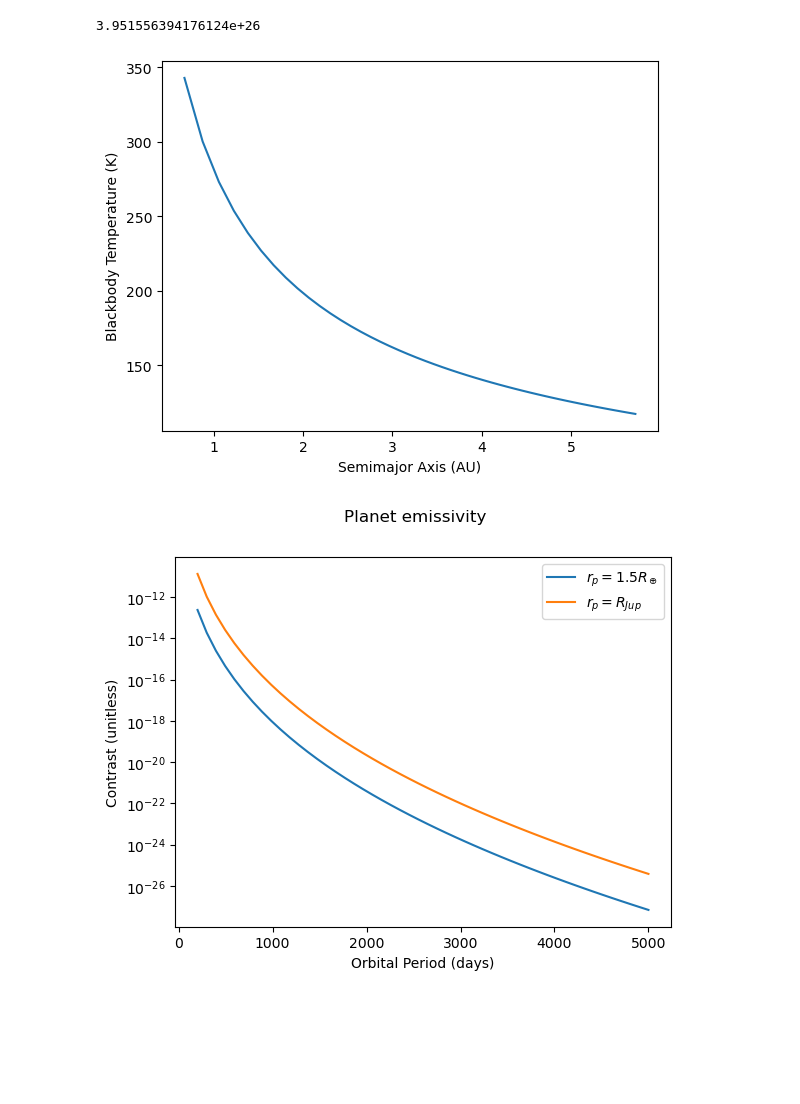
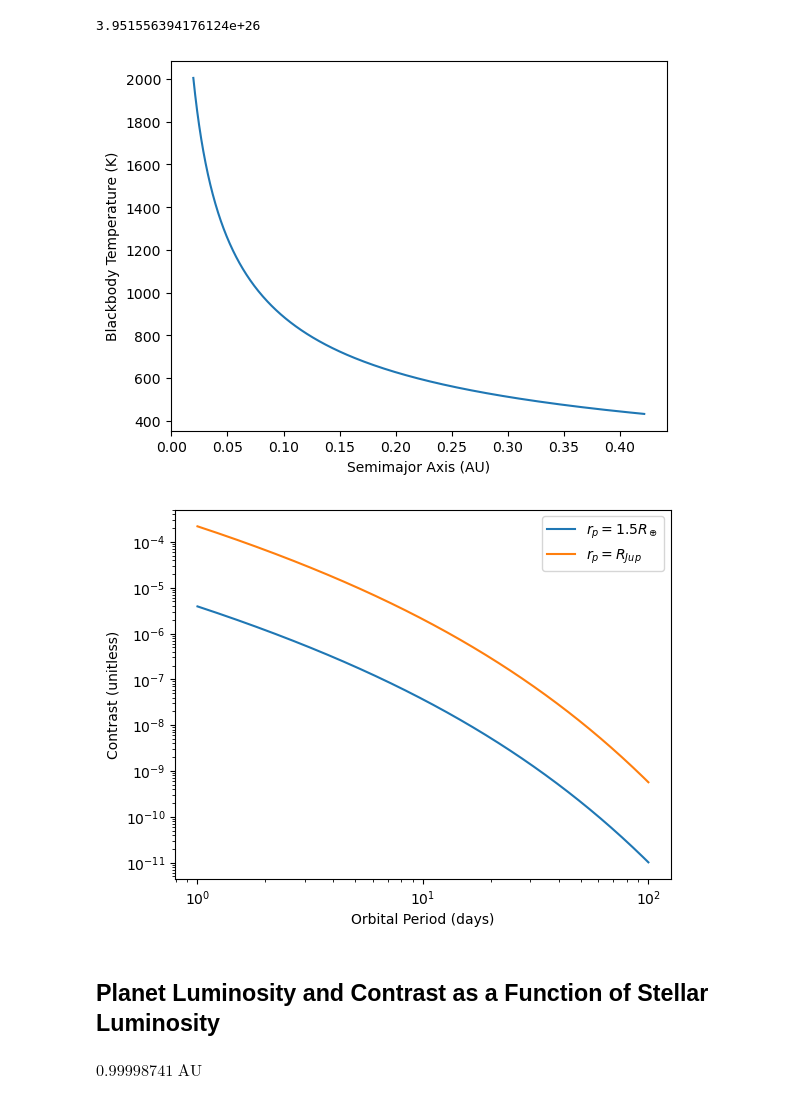
Before and after one commit to greenspaceexplorer/AMDS2025-Planet-Formation-Accretion, a Jupyter notebook: calculations.ipynb, the cells around one changed output. Drawn from its saved outputs; the diff is of its cells as text; code cells hidden in the pictures; blank space fills up the shorter version.

Commit message:
Added contrast vs angular distance plots

```diff
--- a/calculations.ipynb
+++ b/calculations.ipynb
@@ -159,7 +175,7 @@ $$
 Let's figure out what we can see!
 # %%
 # the X-axis will be the orbital period in days
-tOrbit = np.linspace(200, 5000)
+tOrbit = np.logspace(0, 2, 500)
 # use K3L to convert into a distance approximation (in AU)
 dOrbit = (tOrbit/365.25)**(2/3)
 # %%
@@ -190,7 +206,7 @@ plt.xlabel("Semimajor Axis (AU)")
 plt.ylabel("Blackbody Temperature (K)")
 plt.show()
 # %% [output]
-[figure, old version]
+[figure, new version]
 # %%
 # get the flux of the planet in the given band based on the BB temp
 fPlanet = np.array([radiantFluxBandpass(temp * u.K, lamMin, lamMax) for temp in bbTemp])
@@ -202,20 +218,23 @@ rJup = const.R_jup.si.value
 # %%
 contrastSuperEarth = fPlanet * rSuperEarth**2
 contrastSuperEarth = contrastSuperEarth / fStar
 contrastSuperEarth = contrastSuperEarth / rStar.si.value**2
 
 contrastJup = fPlanet * rJup**2
 contrastJup = contrastJup / fStar
 contrastJup = contrastJup / rStar.si.value**2
 
 fig, ax = plt.subplots()
 ax.plot(tOrbit, contrastSuperEarth, label = "$r_p = 1.5R_\\oplus$")
 ax.plot(tOrbit, contrastJup, label = "$r_p = R_{Jup}$")
 ax.set_yscale("log")
+ax.set_xscale("log")
 ax.set_ylabel("Contrast (unitless)")
 ax.set_xlabel("Orbital Period (days)")
 ax.legend()
-fig.suptitle("Planet emissivity")
+# fig.suptitle("Planet emissivity")
 plt.show()
 # %% [output]
-[figure, old version]
+[figure, new version]
+# %% [markdown]
+## Planet Luminosity and Contrast as a Function of Stellar Luminosity
@@ -221,0 +280,7 @@ plt.show()
+# %%
+# check that we get close to 1 au for our own solar system
+period = 365.25 * u.day
+mstar  = 1.0 * u.M_sun
+distanceToHostStar(period, mstar)
+# %% [output]
+$0.99998741 \; \mathrm{AU}$
```
Also changed, not shown: parts of 13 cells of this notebook, 2 other files.
